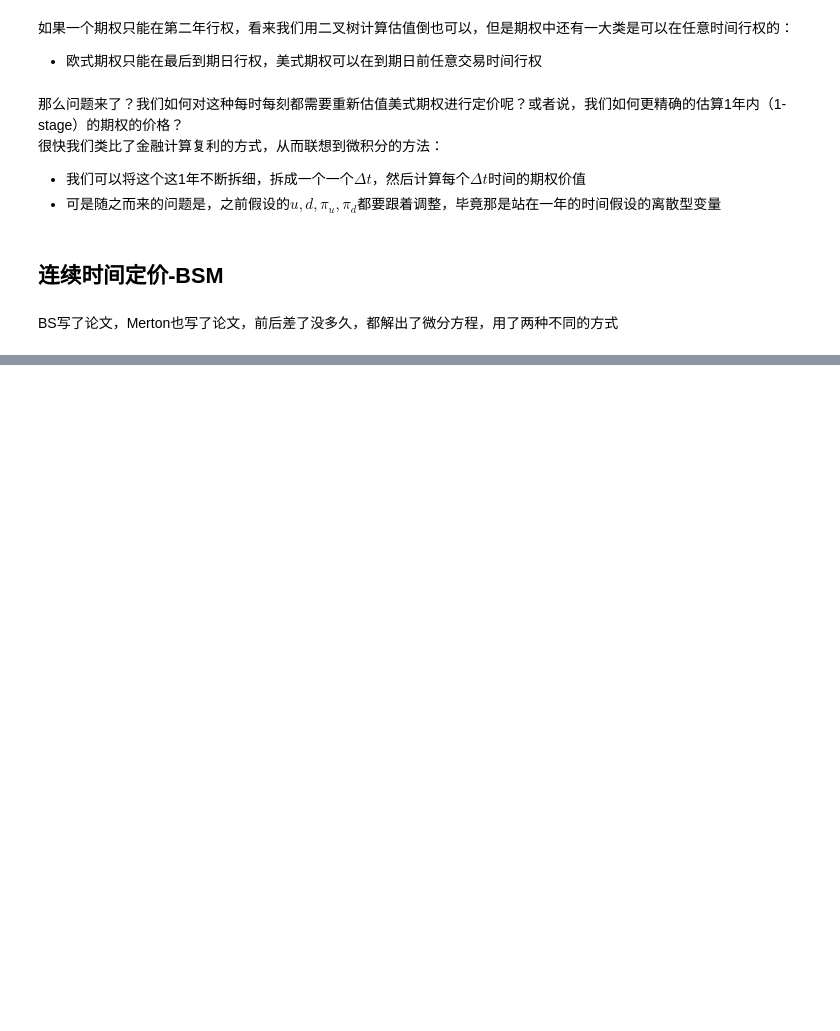
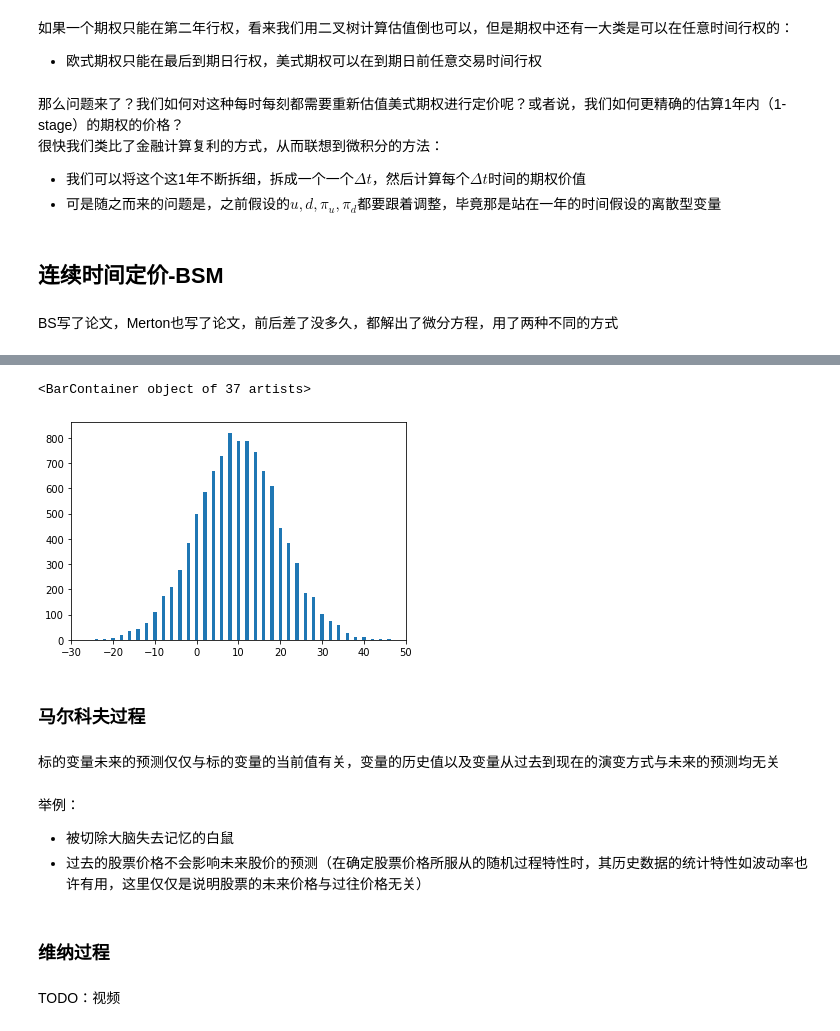
Before and after one commit to fcncassandra/quant, a Jupyter notebook: 基础知识/期权定价/期权公式定价.ipynb, the cells around one changed output, grey strips where cells are left out. Saved outputs shown, nothing was run; the diff lists cells and outputs as text; code cells hidden in the pictures; blank space fills up the shorter version.

```diff
--- a/基础知识/期权定价/期权公式定价.ipynb
+++ b/基础知识/期权定价/期权公式定价.ipynb
@@ -93,7 +93,7 @@ import pandas as pd
 import matplotlib.pyplot as plt
 warnings.filterwarnings('ignore')
 # %%
-def get_call_price(S, u, d, N, T, pi_u, pi_d, prob, res):
+def get_call_price(S, u, d, N, T, pi_u, pi_d, prob):
     # 先定义二叉树
     def get_price_tree(S, u, d, N, T, pi_u, pi_d, prob, res):
         Su = S * u
@@ -178,0 +215,24 @@ BS写了论文，Merton也写了论文，前后差了没多久，都解出了微
+# %%
+def get_final_price(S, N, delta):
+    return S + np.random.choice([delta, -delta], N, [0.5, 0.5]).sum()
+# %%
+price_list = []
+for i in range(10000):
+    price_list.append(get_final_price(10, 100, 1))
+price_dist = pd.Series(price_list).value_counts()
+plt.bar(price_dist.index, price_dist.values)
+# %% [output]
+<BarContainer object of 37 artists>
+[figure, added]
+# %% [markdown]
+### 马尔科夫过程
+# %% [markdown]
+标的变量未来的预测仅仅与标的变量的当前值有关，变量的历史值以及变量从过去到现在的演变方式与未来的预测均无关
+# %% [markdown]
+举例：
+- 被切除大脑失去记忆的白鼠
+- 过去的股票价格不会影响未来股价的预测（在确定股票价格所服从的随机过程特性时，其历史数据的统计特性如波动率也许有用，这里仅仅是说明股票的未来价格与过往价格无关）
+# %% [markdown]
+### 维纳过程
+# %% [markdown]
+TODO：视频
```
Also changed, not shown: parts of 25 cells of this notebook.
